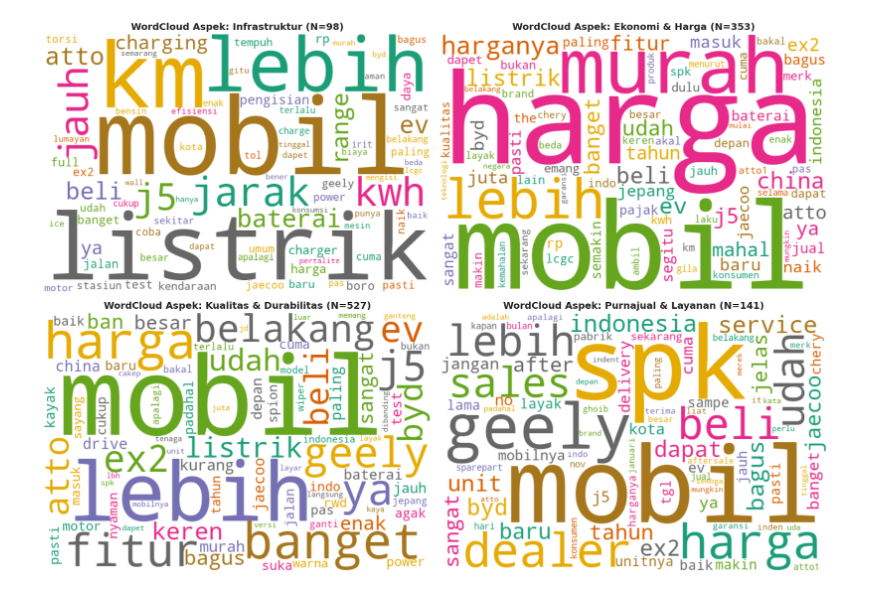
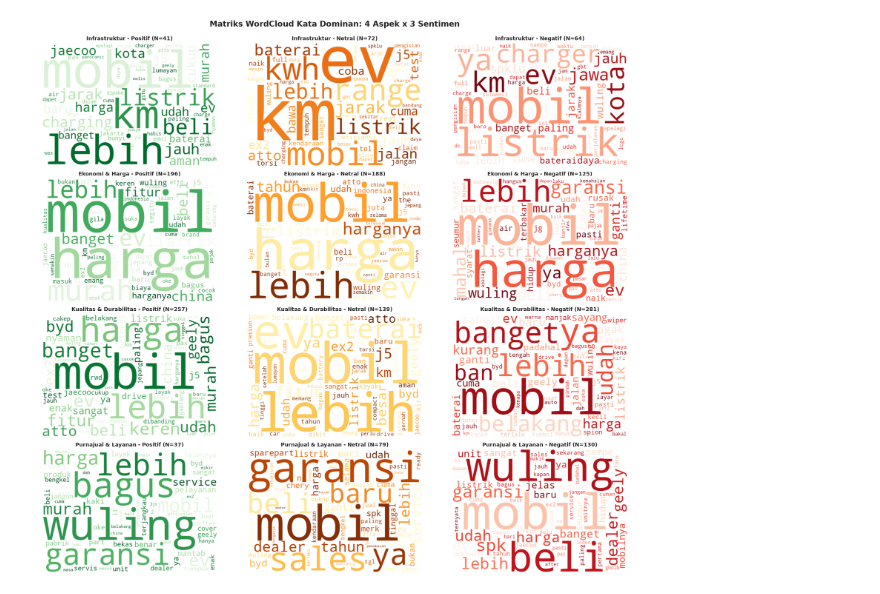
Before and after one commit to wicaksonohanif/aspect_based_SA_EV, a Jupyter notebook: notebooks/03_eda_labeled_dataset.ipynb, the cells around one changed output. Saved outputs shown, nothing was run; the diff lists cells and outputs as text; code cells hidden in the pictures.

Commit message:
feat(data): integrate additional human audit labels, update EDA notebook 03, and regenerate train/val split

```diff
--- a/notebooks/03_eda_labeled_dataset.ipynb
+++ b/notebooks/03_eda_labeled_dataset.ipynb
@@ -234,42 +256,51 @@ Statistik Panjang Karakter: Mean = 140.1 | Median = 95 | Max = 2481
 # %%
-# 5. Visualisasi WordCloud Kata Kunci per Aspek (Filtered Stopwords untuk Visualisasi)
-# Daftar Stopwords khusus visualisasi (TIDAK mengubah dataset asli)
+# 5. Visualisasi WordCloud Kata Kunci per Aspek & 3 Sentimen (Positif, Netral, Negatif)
 VISUALIZATION_STOPWORDS = set([
     'yang', 'yg', 'nya', 'di', 'ke', 'dan', 'ini', 'itu', 'ada', 'sudah', 'bisa', 'banyak',
     'lagi', 'sama', 'kalau', 'kalo', 'akan', 'jadi', 'bikin', 'dari', 'pada', 'buat', 'saja',
     'aja', 'atau', 'dengan', 'untuk', 'lah', 'pun', 'kan', 'kah', 'deh', 'dong', 'kok', 'juga',
     'masih', 'belum', 'harus', 'gak', 'ga', 'ngga', 'nggak', 'tidak', 'tak', 'gk', 'apa', 'tapi',
     'tetap', 'biar', 'pakai', 'pake', 'mau', 'orang', 'sih', 'lu', 'gue', 'gw',
     'gua', 'dia', 'mereka', 'kita', 'kamu', 'anda', 'saya', 'aku', 'sy', 'om', 'bang', 'min',
     'bro', 'bos', 'gan', 'sist', 'kak', 'bapak', 'ibu', 'pak', 'bu', 'terus',
     'seperti', 'karena', 'sampai', 'jika', 'bila', 'semua', 'hal', 'bahkan', 'secara', 'malah',
     'sebab', 'oleh', 'serta', 'tersebut', 'tentang', 'bahwa', 'apabila', 'kalau'
 ])
 
-fig, axes = plt.subplots(2, 2, figsize=(14, 10))
-axes = axes.flatten()
+sentiments = ['positif', 'netral', 'negatif']
+sent_colors = {'positif': 'Greens', 'netral': 'YlOrBr', 'negatif': 'Reds'}
 
-for idx, (col, name) in enumerate(aspect_names.items()):
-    aspect_texts = df_valid[df_valid[col].notnull()]['text_cleaned'].astype(str)
-    combined_text = " ".join(aspect_texts)
+fig, axes = plt.subplots(4, 3, figsize=(18, 16))
 
-    wordcloud = WordCloud(
-        width=600, height=400,
-        background_color='white',
-        colormap='Dark2',
-        max_words=80,
-        collocations=False,
-        stopwords=VISUALIZATION_STOPWORDS
-    ).generate(combined_text)
+for row_idx, (col, a_name) in enumerate(aspect_names.items()):
+    for col_idx, sent in enumerate(sentiments):
+        ax = axes[row_idx, col_idx]
+        sub_df = df_valid[df_valid[col] == sent]
+        texts = sub_df['text_cleaned'].dropna().astype(str).tolist()
+        combined_text = " ".join(texts)
 
-    axes[idx].imshow(wordcloud, interpolation='bilinear')
-    axes[idx].set_title(f"WordCloud Aspek: {name} (N={len(aspect_texts)})", fontsize=12, fontweight='bold')
-    axes[idx].axis('off')
+        if len(combined_text.strip()) > 0:
+            wordcloud = WordCloud(
+                width=500, height=350,
+                background_color='white',
+                colormap=sent_colors[sent],
+                max_words=60,
+                collocations=False,
+                stopwords=VISUALIZATION_STOPWORDS
+            ).generate(combined_text)
+            ax.imshow(wordcloud, interpolation='bilinear')
+            ax.set_title(f"{a_name} - {sent.capitalize()} (N={len(sub_df)})", fontsize=11, fontweight='bold')
+        else:
+            ax.text(0.5, 0.5, "Data Kosong", ha='center', va='center', fontsize=12)
+            ax.set_title(f"{a_name} - {sent.capitalize()} (N=0)", fontsize=11, fontweight='bold')
 
+        ax.axis('off')
+
+plt.suptitle("Matriks WordCloud Kata Dominan: 4 Aspek x 3 Sentimen", fontsize=16, fontweight='bold', y=0.995)
 plt.tight_layout()
 plt.show()
 # %% [output]
-[figure, old version]
+[figure, new version]
 # %%
 # 6. Verifikasi Keseimbangan Distribusi Aspek & Sentimen pada Stratified Split 70/30 (Train vs Val)
 def get_split_aspect_counts(df, split_name):
```
Also changed, not shown: parts of 10 cells of this notebook, 7 other files.
